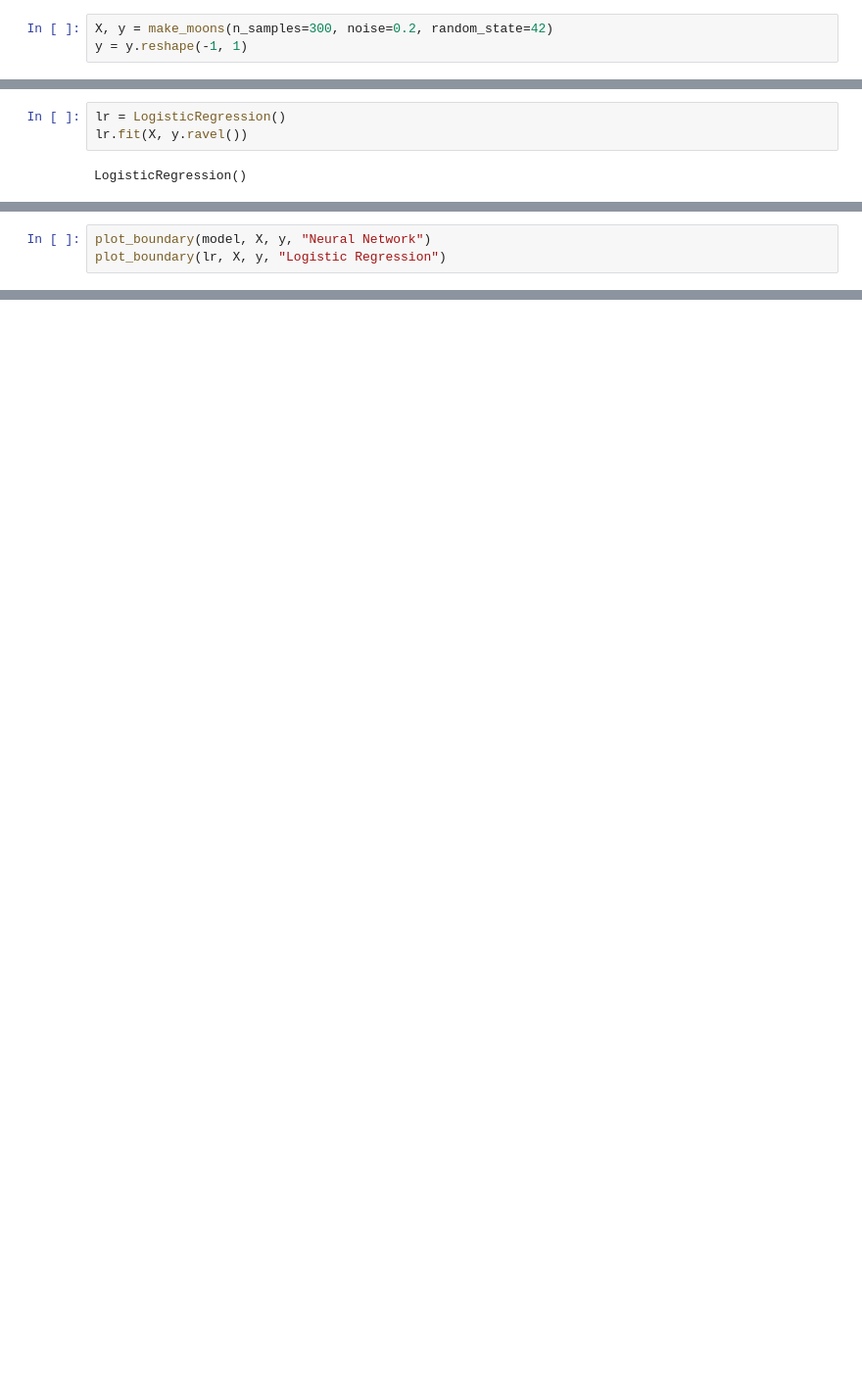
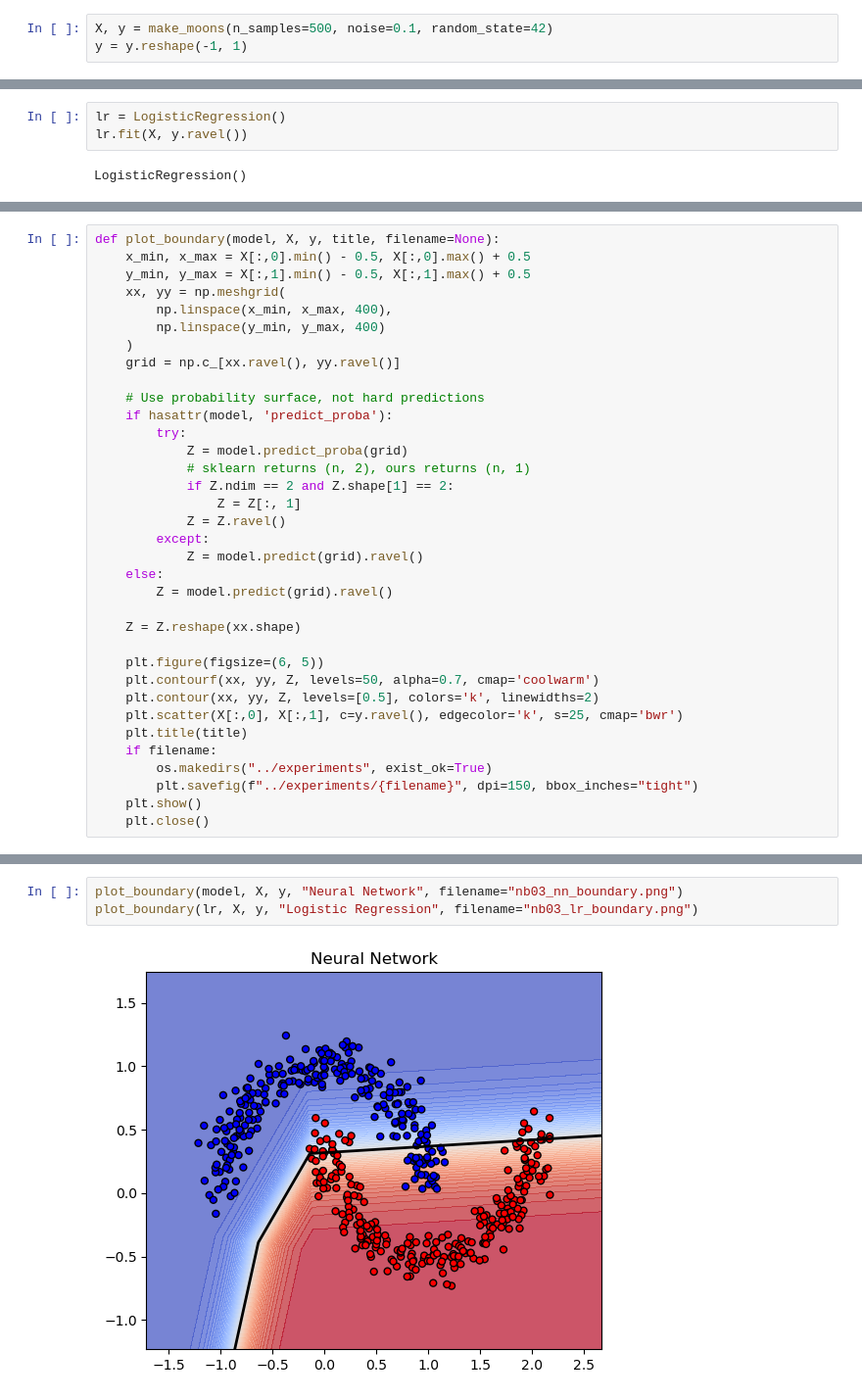
Before and after one commit to bitbyrizbit/ml-from-scratch-numpy, a Jupyter notebook: neural-network/notebooks/03_nonlinear_decision_boundary.ipynb, the cells around one changed output, grey strips where cells are left out. Shown at 98% size. Cells and saved outputs as stored; diff of their text form; blank space fills up the shorter version.

```diff
--- a/neural-network/notebooks/03_nonlinear_decision_boundary.ipynb
+++ b/neural-network/notebooks/03_nonlinear_decision_boundary.ipynb
@@ -12,3 +28,3 @@ from sklearn.linear_model import LogisticRegression
 # %%
-X, y = make_moons(n_samples=300, noise=0.2, random_state=42)
+X, y = make_moons(n_samples=500, noise=0.1, random_state=42)
 y = y.reshape(-1, 1)
@@ -55,3 +77,35 @@ def plot_boundary(model, X, y, title):
 # %%
-plot_boundary(model, X, y, "Neural Network")
-plot_boundary(lr, X, y, "Logistic Regression")
+def plot_boundary(model, X, y, title, filename=None):
+    x_min, x_max = X[:,0].min() - 0.5, X[:,0].max() + 0.5
+    y_min, y_max = X[:,1].min() - 0.5, X[:,1].max() + 0.5
+    xx, yy = np.meshgrid(
+        np.linspace(x_min, x_max, 400),
+        np.linspace(y_min, y_max, 400)
+    )
+    grid = np.c_[xx.ravel(), yy.ravel()]
+
+    # Use probability surface, not hard predictions
+    if hasattr(model, 'predict_proba'):
+        try:
+            Z = model.predict_proba(grid)
+            # sklearn returns (n, 2), ours returns (n, 1)
+            if Z.ndim == 2 and Z.shape[1] == 2:
+                Z = Z[:, 1]
+            Z = Z.ravel()
+        except:
+            Z = model.predict(grid).ravel()
+    else:
+        Z = model.predict(grid).ravel()
+
+    Z = Z.reshape(xx.shape)
+
+    plt.figure(figsize=(6, 5))
+    plt.contourf(xx, yy, Z, levels=50, alpha=0.7, cmap='coolwarm')
+    plt.contour(xx, yy, Z, levels=[0.5], colors='k', linewidths=2)
+    plt.scatter(X[:,0], X[:,1], c=y.ravel(), edgecolor='k', s=25, cmap='bwr')
+    plt.title(title)
+    if filename:
+        os.makedirs("../experiments", exist_ok=True)
+        plt.savefig(f"../experiments/{filename}", dpi=150, bbox_inches="tight")
+    plt.show()
+    plt.close()
@@ -60,0 +112,5 @@ plot_boundary(lr, X, y, "Logistic Regression")
+# %%
+plot_boundary(model, X, y, "Neural Network", filename="nb03_nn_boundary.png")
+plot_boundary(lr, X, y, "Logistic Regression", filename="nb03_lr_boundary.png")
+# %% [output]
+[figure, added]
```
Also changed, not shown: parts of 12 cells of this notebook, 7 other files.
